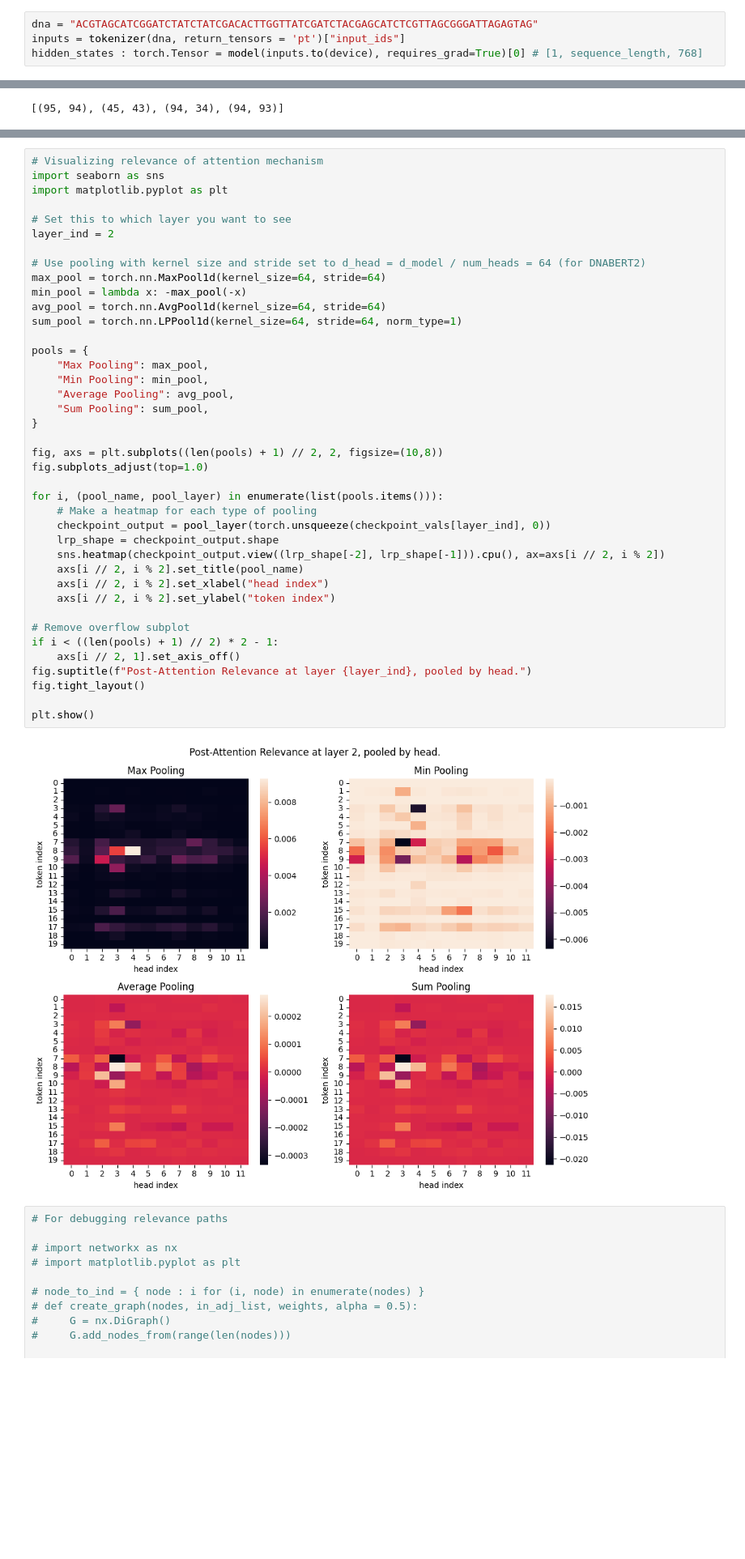
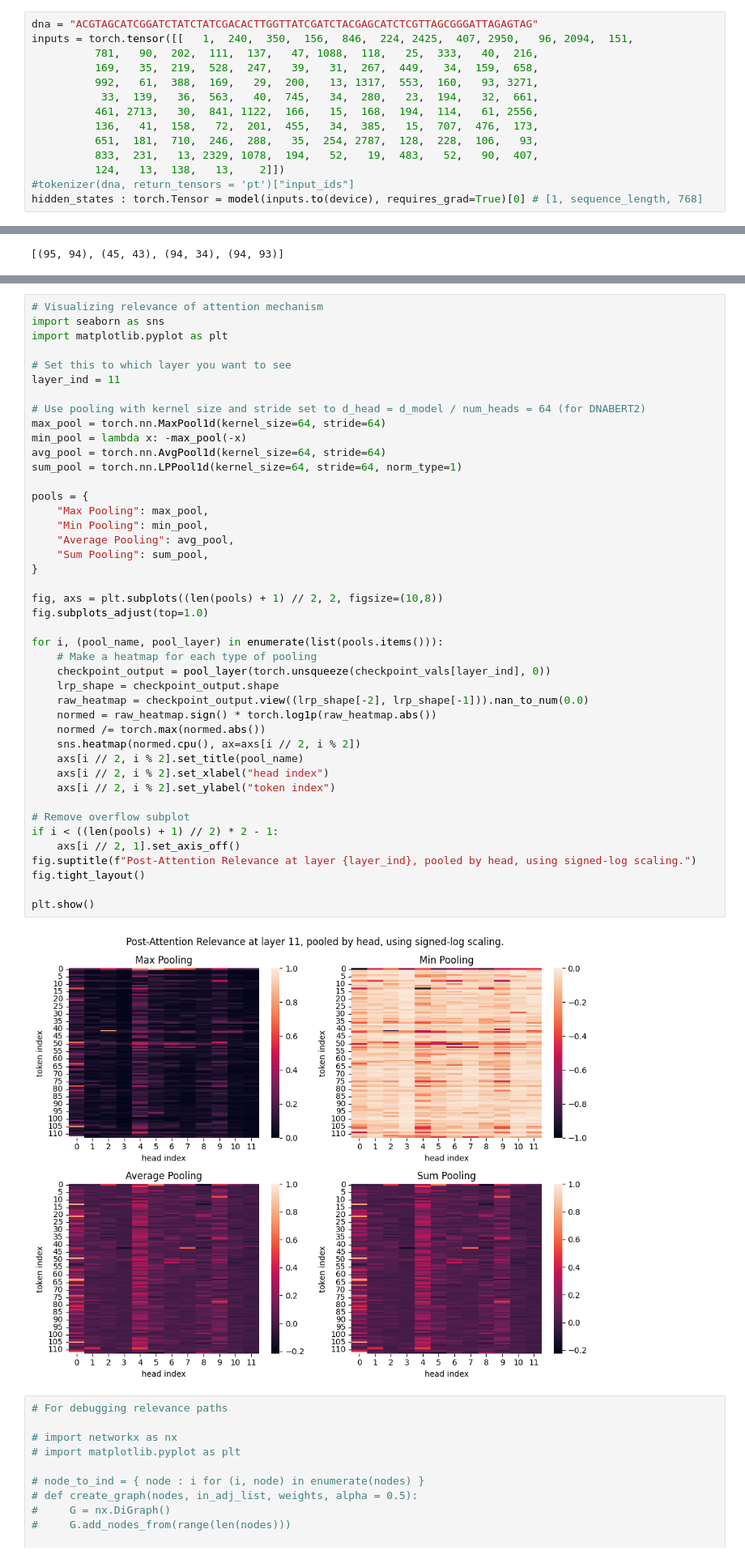
Before and after one commit to keeinlev/dynamicLRP, a Jupyter notebook: dnabert.ipynb, the cells around one changed output, grey strips where cells are left out. Shown: that part at 81% size. Saved outputs shown, nothing was run; the diff lists cells and outputs as text; blank space fills up the shorter version.

```diff
--- a/dnabert.ipynb
+++ b/dnabert.ipynb
@@ -41,7 +41,17 @@ for layer_module in model.encoder.layer:
     layer_module.attention.self.register_forward_hook(checkpoint_hook)
 # %%
 dna = "ACGTAGCATCGGATCTATCTATCGACACTTGGTTATCGATCTACGAGCATCTCGTTAGCGGGATTAGAGTAG"
-inputs = tokenizer(dna, return_tensors = 'pt')["input_ids"]
+inputs = torch.tensor([[   1,  240,  350,  156,  846,  224, 2425,  407, 2950,   96, 2094,  151,
+          781,   90,  202,  111,  137,   47, 1088,  118,   25,  333,   40,  216,
+          169,   35,  219,  528,  247,   39,   31,  267,  449,   34,  159,  658,
+          992,   61,  388,  169,   29,  200,   13, 1317,  553,  160,   93, 3271,
+           33,  139,   36,  563,   40,  745,   34,  280,   23,  194,   32,  661,
+          461, 2713,   30,  841, 1122,  166,   15,  168,  194,  114,   61, 2556,
+          136,   41,  158,   72,  201,  455,   34,  385,   15,  707,  476,  173,
+          651,  181,  710,  246,  288,   35,  254, 2787,  128,  228,  106,   93,
+          833,  231,   13, 2329, 1078,  194,   52,   19,  483,   52,   90,  407,
+          124,   13,  138,   13,    2]])
+#tokenizer(dna, return_tensors = 'pt')["input_ids"]
 hidden_states : torch.Tensor = model(inputs.to(device), requires_grad=True)[0] # [1, sequence_length, 768]
 # %%
 # checkpoint_vals, out_adj_list, topo_exec_order, fcn_map = lrp_engine(hidden_states.half())
@@ -112,42 +131,45 @@ import seaborn as sns
 import matplotlib.pyplot as plt
 
 # Set this to which layer you want to see
-layer_ind = 2
+layer_ind = 11
 
 # Use pooling with kernel size and stride set to d_head = d_model / num_heads = 64 (for DNABERT2)
 max_pool = torch.nn.MaxPool1d(kernel_size=64, stride=64)
 min_pool = lambda x: -max_pool(-x)
 avg_pool = torch.nn.AvgPool1d(kernel_size=64, stride=64)
 sum_pool = torch.nn.LPPool1d(kernel_size=64, stride=64, norm_type=1)
 
 pools = {
     "Max Pooling": max_pool,
     "Min Pooling": min_pool,
     "Average Pooling": avg_pool,
     "Sum Pooling": sum_pool,
 }
 
 fig, axs = plt.subplots((len(pools) + 1) // 2, 2, figsize=(10,8))
 fig.subplots_adjust(top=1.0)
 
 for i, (pool_name, pool_layer) in enumerate(list(pools.items())):
     # Make a heatmap for each type of pooling
     checkpoint_output = pool_layer(torch.unsqueeze(checkpoint_vals[layer_ind], 0))
     lrp_shape = checkpoint_output.shape
-    sns.heatmap(checkpoint_output.view((lrp_shape[-2], lrp_shape[-1])).cpu(), ax=axs[i // 2, i % 2])
+    raw_heatmap = checkpoint_output.view((lrp_shape[-2], lrp_shape[-1])).nan_to_num(0.0)
+    normed = raw_heatmap.sign() * torch.log1p(raw_heatmap.abs())
+    normed /= torch.max(normed.abs())
+    sns.heatmap(normed.cpu(), ax=axs[i // 2, i % 2])
     axs[i // 2, i % 2].set_title(pool_name)
     axs[i // 2, i % 2].set_xlabel("head index")
     axs[i // 2, i % 2].set_ylabel("token index")
 
 # Remove overflow subplot
 if i < ((len(pools) + 1) // 2) * 2 - 1:
     axs[i // 2, 1].set_axis_off()
-fig.suptitle(f"Post-Attention Relevance at layer {layer_ind}, pooled by head.")
+fig.suptitle(f"Post-Attention Relevance at layer {layer_ind}, pooled by head, using signed-log scaling.")
 fig.tight_layout()
 
 plt.show()
 # %% [output]
-[figure, old version]
+[figure, new version]
 # %%
 # For debugging relevance paths
 
```
Also changed, not shown: parts of 4 cells of this notebook, 4 other files.
